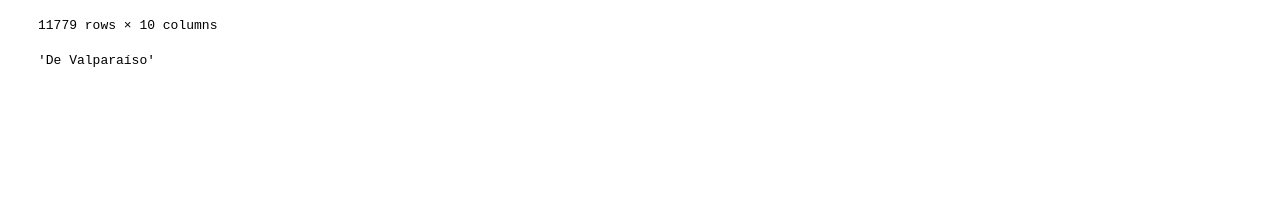
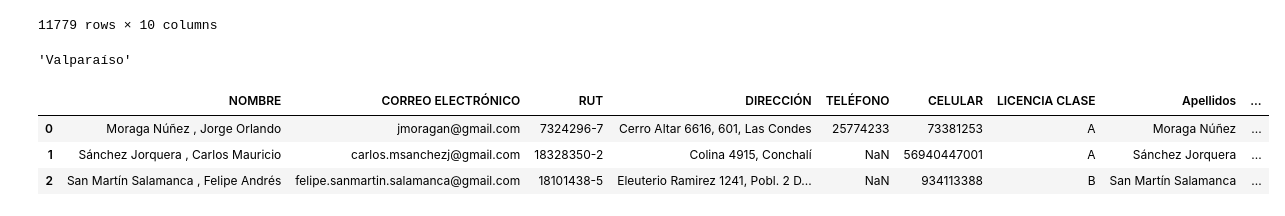
Before and after one commit to ccnmagnoo/colabs, a Jupyter notebook: sec_etl_professional.ipynb, the cells around one changed output. Drawn from its saved outputs; the diff is of its cells as text; code cells hidden in the pictures; blank space fills up the shorter version.

```diff
--- a/sec_etl_professional.ipynb
+++ b/sec_etl_professional.ipynb
@@ -163,14 +163,14 @@ def check_is_male_name(unitName:str|None)-> bool:
   return WRONG_POSITIVE['nombre'].str.contains(unitName).any()
 
 #main general function wrapper⭐
-def getGender(name:str | None)->Gender | None:
+def getGender(name:str | None)->Gender| str | None:
   #checking input is empty
   if name ==  None:
     return None
 
   #catching wrong positive
   if check_is_male_name(nameNormalizer(name)):
-    return Gender.MALE
+    return Gender.MALE.value
 
   #try simplified calculus, for speed 🚀
   firstname_check = getGenderSimplified(nameNormalizer(name))
@@ -263,11 +263,11 @@ def namecase(string:str)->str:
 
 def setType(input_type:str)->str:
   if input_type == '1 y 4':
-    return 'GAS'
+    return 'gas'
   if input_type.isnumeric():
-    return 'GAS'
+    return 'gas'
   else:
-    return 'ELI'
+    return 'eli'
 
 def getAge(rut:str)->int:
   PENDANT = 3.3363697569700348e-06
@@ -280,13 +280,13 @@ def getAge(rut:str)->int:
 
 #Get Territory
 from difflib import SequenceMatcher
-DPA_PATH = '/content/drive/MyDrive/MinEnergia/99.Data/GenderEquality/DPA2018.xlsx'
+DPA_PATH = '/content/drive/MyDrive/MinEnergia/99.Data/GenderEquality/CUT2018.xls'
 DPA = pd.read_excel(DPA_PATH)
 from pandas import Series
 
 class Territory(Enum):
-  CITY='comuna'
-  PROVINCE='prox'
+  CITY='city'
+  PROVINCE='province'
   REGION='region'
 
 def getTerritory (query:str,req:Territory=Territory.CITY,res:Territory=Territory.REGION)->Series:
@@ -298,10 +298,30 @@ def getTerritory (query:str,req:Territory=Territory.CITY,res:Territory=Territory
   result:Series = DPA.iloc[most_similar_index]
   #return value require, like city, region or province
   return result[res.value]
+
+import math
+def normalizePhone(input:int|None)->int|None:
+
+  if len(str(input)) == len('56948611376'):
+    return input
+  if len(str(input)) == len('948611376'):
+    return int('56'+str(input))
+  if len(str(input)) == len('48611376'):
+    return int('569'+str(input))
+  return None
 # %%
 getTerritory('Quillomta',res=Territory.REGION)
 # %% [output]
-'De Valparaíso'
+'Valparaíso'
+# %%
+result['Movil'] = pd.to_numeric(result['CELULAR'], errors='coerce').fillna(0).astype(int)
+result['Movil'] = result['Movil'].apply(lambda c:normalizePhone(c))
+result.head(3)
+# %% [output]
+|  | NOMBRE | CORREO ELECTRÓNICO | RUT | DIRECCIÓN | TELÉFONO | CELULAR | LICENCIA CLASE | Apellidos | ... |
+| 0 | Moraga Núñez , Jorge Orlando | jmoragan@gmail.com | 7324296-7 | Cerro Altar 6616, 601, Las Condes | 25774233 | 73381253 | A | Moraga Núñez | ... |
+| 1 | Sánchez Jorquera , Carlos Mauricio | carlos.msanchezj@gmail.com | 18328350-2 | Colina 4915, Conchalí | NaN | 56940447001 | A | Sánchez Jorquera | ... |
+| 2 | San Martín Salamanca , Felipe Andrés | felipe.sanmartin.salamanca@gmail.com | 18101438-5 | Eleuterio Ramirez 1241, Pobl. 2 D... | NaN | 934113388 | B | San Martín Salamanca | ... |
 # %%
 result['Comuna'] = result['DIRECCIÓN'].map(extract_last_col)
 result['Comuna'] = result['Comuna'].apply(lambda c:getTerritory(c,res=Territory.CITY))
```
Also changed, not shown: parts of 3 cells of this notebook.
